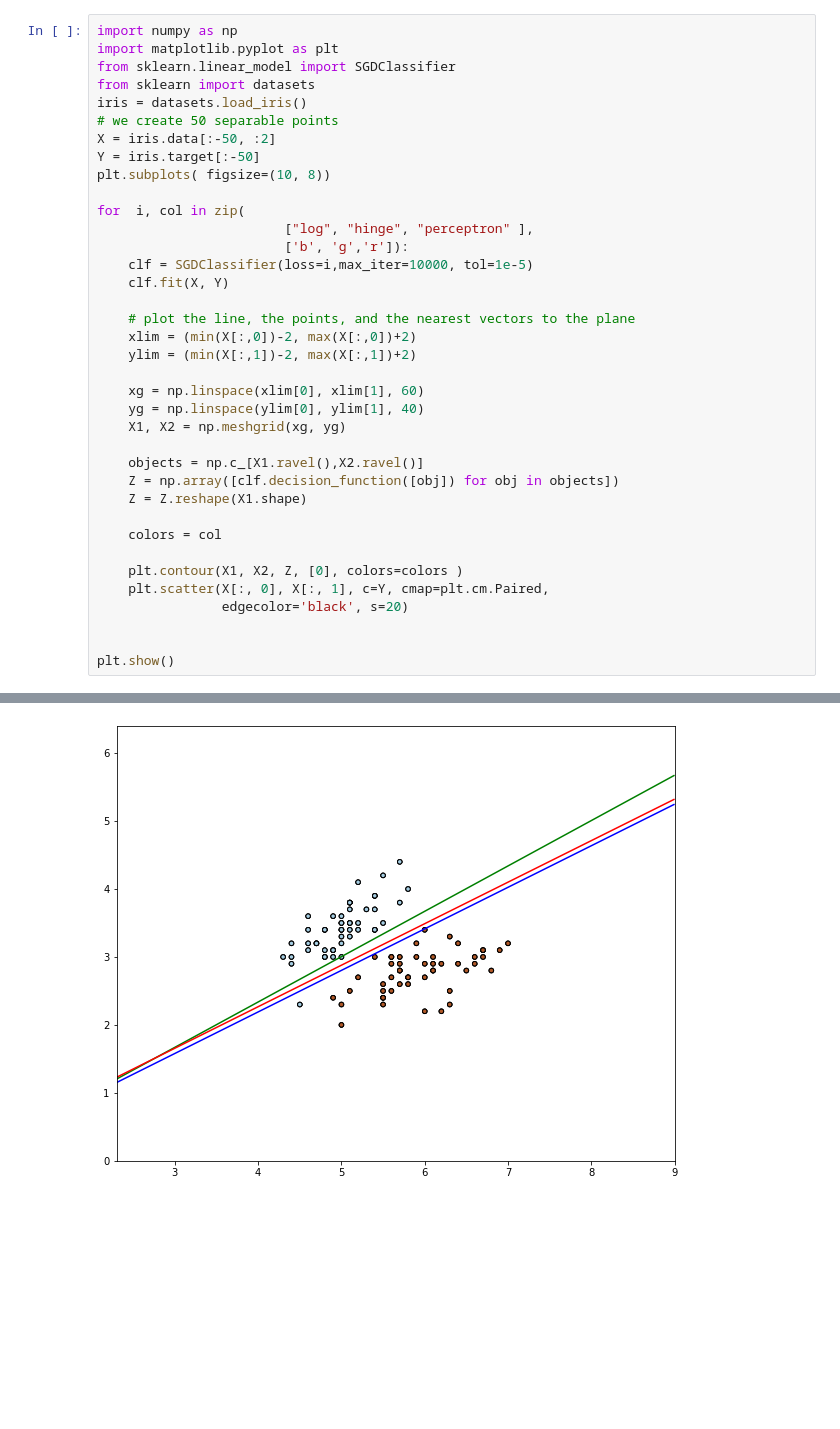
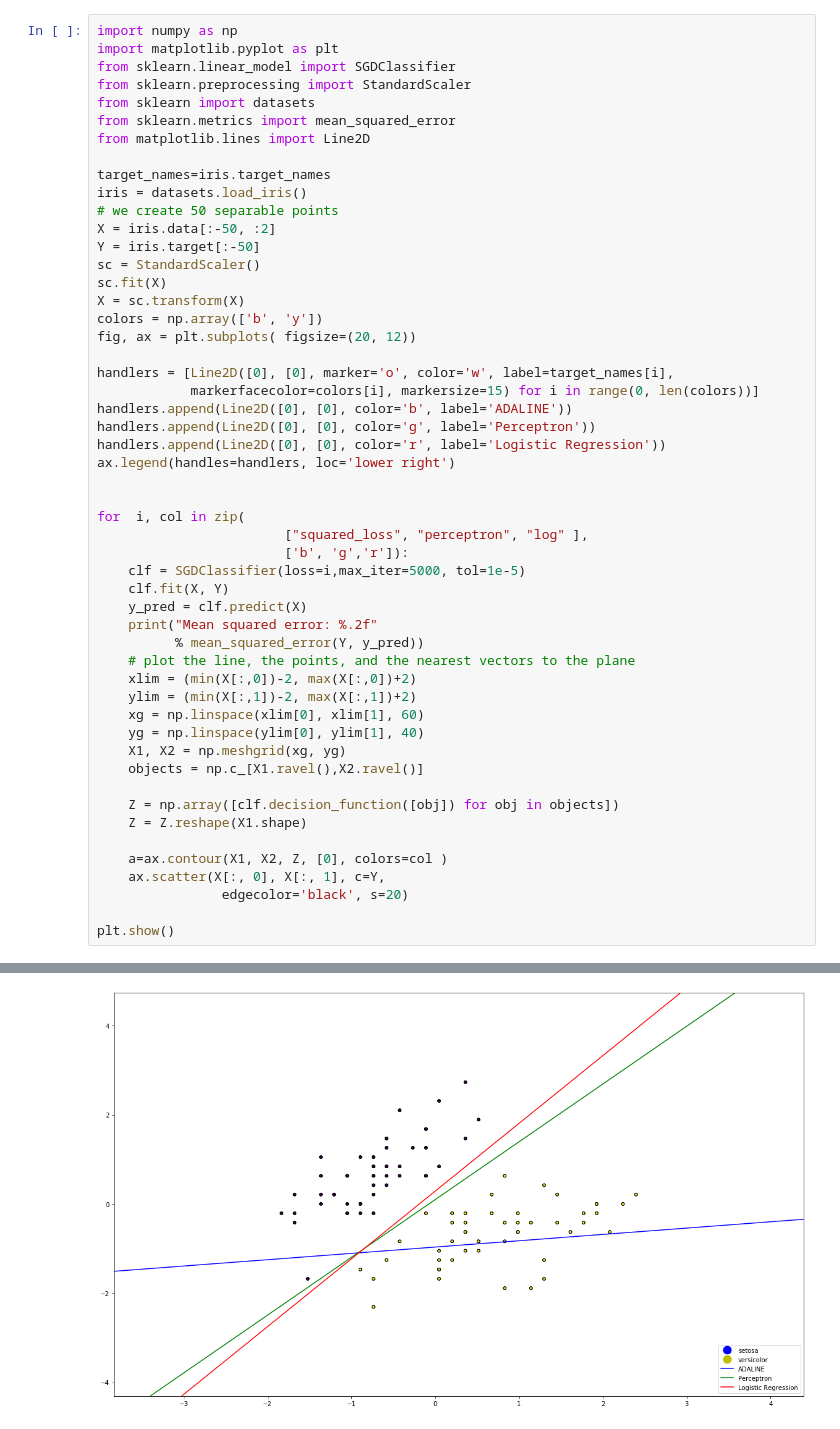
Before and after one commit to Mikel4u4u/TML, a Jupyter notebook: Linear2.ipynb, the cells around one changed output, grey strips where cells are left out. Cells and saved outputs as stored; diff of their text form; blank space fills up the shorter version.

```diff
--- a/Linear2.ipynb
+++ b/Linear2.ipynb
@@ -2,37 +2,52 @@
 import numpy as np
 import matplotlib.pyplot as plt
 from sklearn.linear_model import SGDClassifier
+from sklearn.preprocessing import StandardScaler
 from sklearn import datasets
+from sklearn.metrics import mean_squared_error
+from matplotlib.lines import Line2D
+
+target_names=iris.target_names
 iris = datasets.load_iris()
 # we create 50 separable points
 X = iris.data[:-50, :2]
 Y = iris.target[:-50]
-plt.subplots( figsize=(10, 8))
+sc = StandardScaler()
+sc.fit(X)
+X = sc.transform(X)
+colors = np.array(['b', 'y'])
+fig, ax = plt.subplots( figsize=(20, 12))
+
+handlers = [Line2D([0], [0], marker='o', color='w', label=target_names[i],
+            markerfacecolor=colors[i], markersize=15) for i in range(0, len(colors))]
+handlers.append(Line2D([0], [0], color='b', label='ADALINE'))
+handlers.append(Line2D([0], [0], color='g', label='Perceptron'))
+handlers.append(Line2D([0], [0], color='r', label='Logistic Regression'))
+ax.legend(handles=handlers, loc='lower right')
+
 
 for  i, col in zip(
-                        ["log", "hinge", "perceptron" ],
+                        ["squared_loss", "perceptron", "log" ],
                         ['b', 'g','r']):
-    clf = SGDClassifier(loss=i,max_iter=10000, tol=1e-5)
+    clf = SGDClassifier(loss=i,max_iter=5000, tol=1e-5)
     clf.fit(X, Y)
-
+    y_pred = clf.predict(X)
+    print("Mean squared error: %.2f"
+          % mean_squared_error(Y, y_pred))
     # plot the line, the points, and the nearest vectors to the plane
     xlim = (min(X[:,0])-2, max(X[:,0])+2)
     ylim = (min(X[:,1])-2, max(X[:,1])+2)
-
     xg = np.linspace(xlim[0], xlim[1], 60)
     yg = np.linspace(ylim[0], ylim[1], 40)
     X1, X2 = np.meshgrid(xg, yg)
+    objects = np.c_[X1.ravel(),X2.ravel()]
 
-    objects = np.c_[X1.ravel(),X2.ravel()]
     Z = np.array([clf.decision_function([obj]) for obj in objects])
     Z = Z.reshape(X1.shape)
 
-    colors = col
-
-    plt.contour(X1, X2, Z, [0], colors=colors )
-    plt.scatter(X[:, 0], X[:, 1], c=Y, cmap=plt.cm.Paired,
+    a=ax.contour(X1, X2, Z, [0], colors=col )
+    ax.scatter(X[:, 0], X[:, 1], c=Y,
                 edgecolor='black', s=20)
 
-
 plt.show()
 # %% [output]
@@ -39 +57 @@ plt.show()
-[figure, old version]
+[figure, new version]
```
Also changed, not shown: parts of 1 cell of this notebook.
